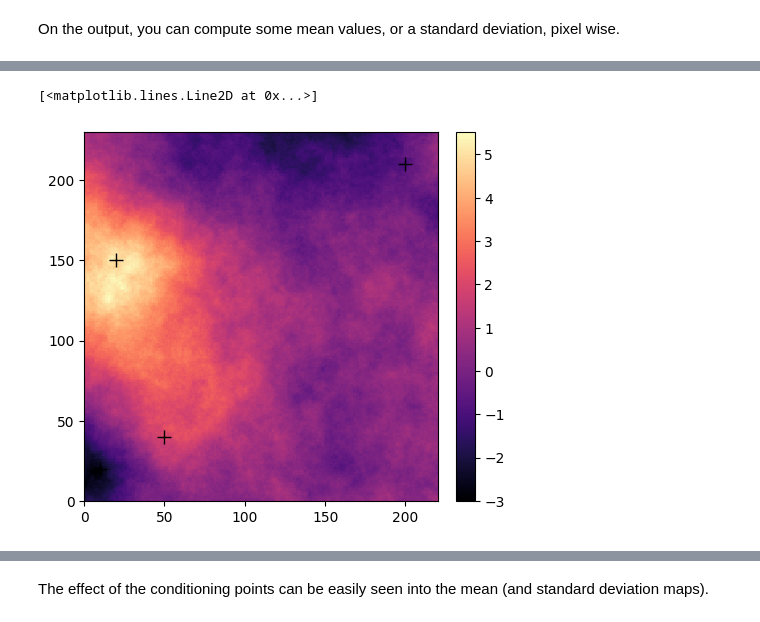
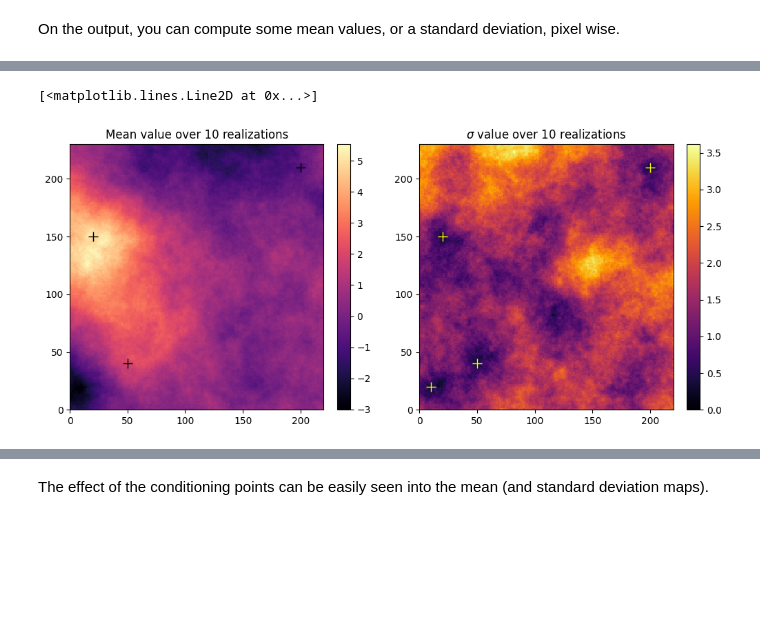
Before and after one commit to alecomunian/gmg, a Jupyter notebook: notebooks/simulation/01_conditional_SGS.ipynb, the cells around one changed output, grey strips where cells are left out. Drawn from its saved outputs; the diff is of its cells as text; code cells hidden in the pictures; blank space fills up the shorter version.

```diff
--- a/notebooks/simulation/01_conditional_SGS.ipynb
+++ b/notebooks/simulation/01_conditional_SGS.ipynb
@@ -60,5 +54,5 @@ geosclassic_output = gn.geosclassicinterface.simulate2D(cov_model, dimension, sp
                                                         method='ordinary_kriging',
                                                         x=x, v=v,
                                                         searchRadiusRelative=3.0, nneighborMax=12,
-                                                        nreal=nreal)
+                                                        nreal=nreal, nthreads=1)
 # %% [output]
@@ -90,6 +95,13 @@ You can also plot the mean value over many realizations... this will be more int
 # %%
+pl.subplots(1,2,figsize=((12,5)))
+pl.subplot(1,2,1)
+pl.title("Mean value over {0} realizations".format(nreal))
 gn.imgplot.drawImage2D(simul_mean, cmap="magma")
-pl.plot(x[:,0],x[:,1], '+', c='black', markersize=10) # add conditioning point locations
+pl.plot(x[:,0],x[:,1], '+', c='black', markersize=10) # add conditioning point locationspl.subplot(1,2,1)
+pl.subplot(1,2,2)
+pl.title("$\sigma$ value over {0} realizations".format(nreal))
+gn.imgplot.drawImage2D(simul_std, cmap="inferno")
+pl.plot(x[:,0],x[:,1], '+', c='yellow', markersize=10) # add conditioning point locations
 # %% [output]
 [<matplotlib.lines.Line2D at 0x...>]
-[figure, old version]
+[figure, new version]
```
Also changed, not shown: parts of 14 cells of this notebook, 2 other files.
